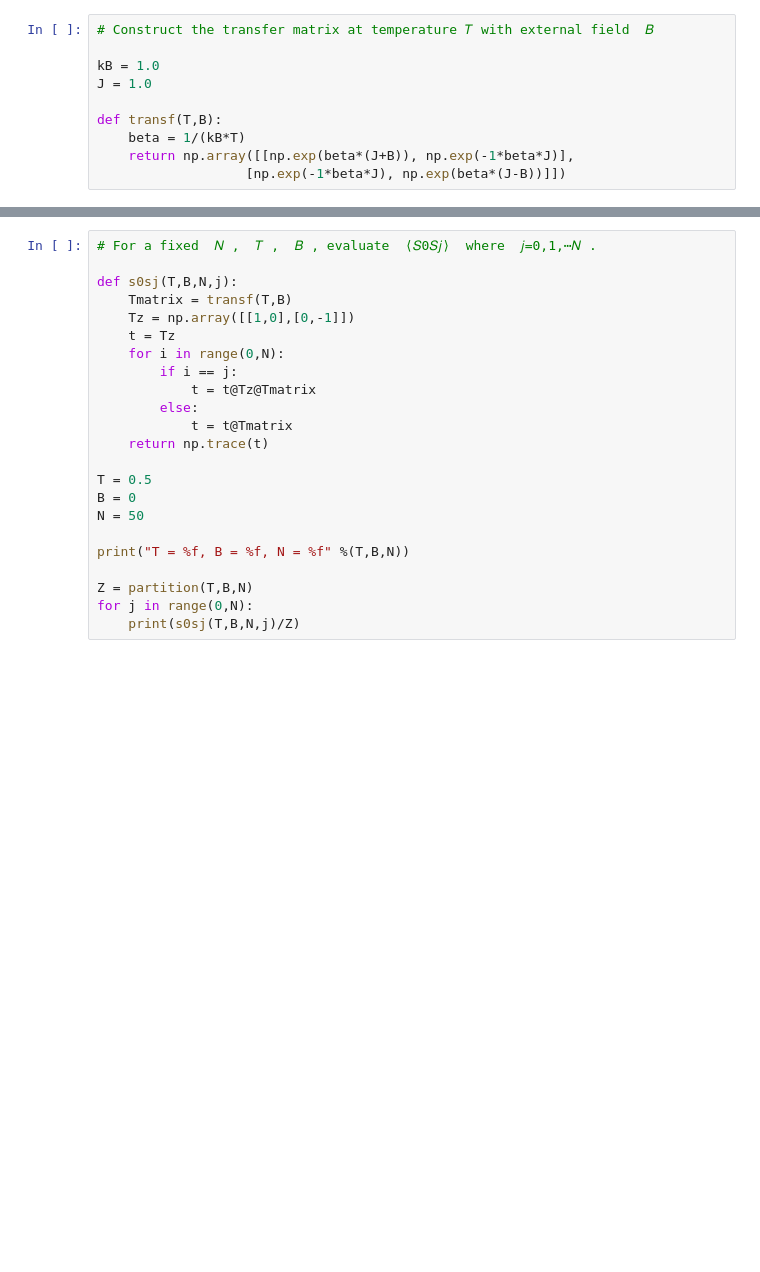
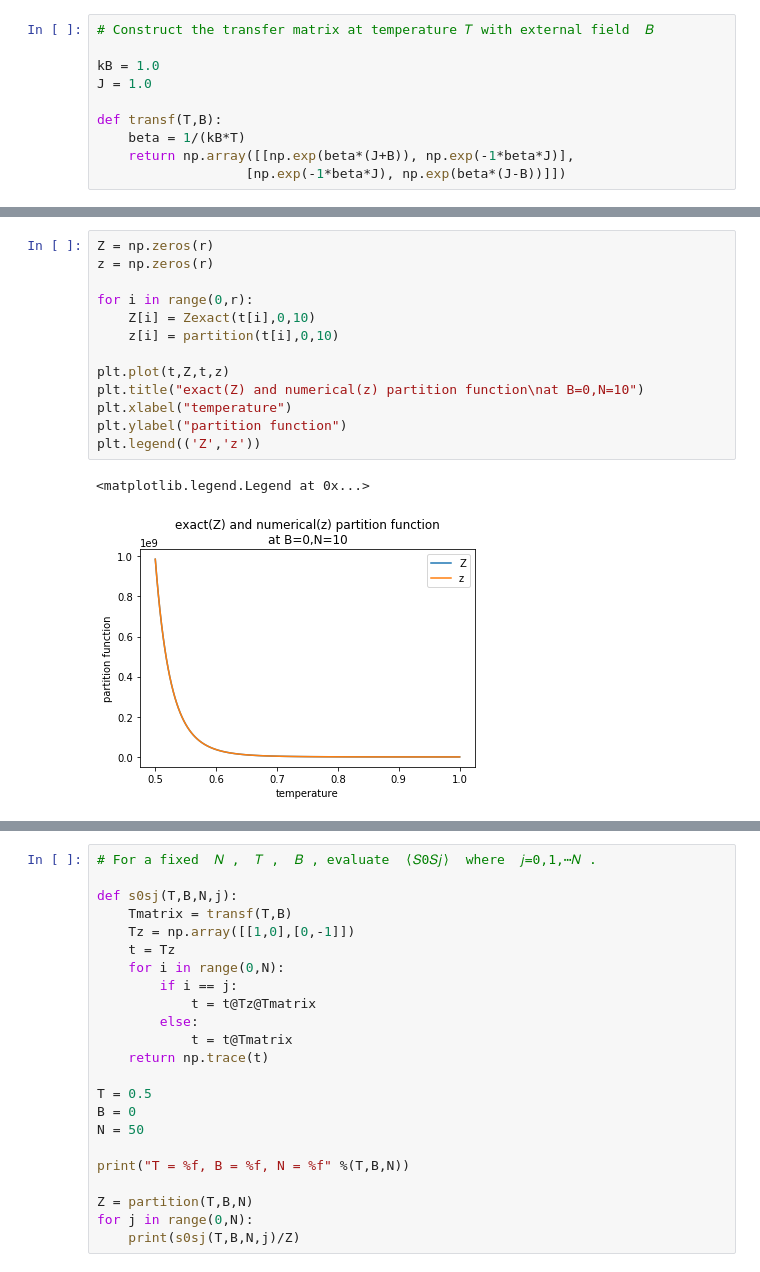
Before and after one commit to NTHU-Phys-Qubit/hw2-thebluegiraffe, a Jupyter notebook: Problem-1.ipynb, the cells around one changed output, grey strips where cells are left out. Saved outputs shown, nothing was run; the diff lists cells and outputs as text; blank space fills up the shorter version.

```diff
--- a/Problem-1.ipynb
+++ b/Problem-1.ipynb
@@ -106,0 +103,16 @@ T = 0.100000, B = 1.000000, N = 10.000000
+# %%
+Z = np.zeros(r)
+z = np.zeros(r)
+
+for i in range(0,r):
+    Z[i] = Zexact(t[i],0,10)
+    z[i] = partition(t[i],0,10)
+
+plt.plot(t,Z,t,z)
+plt.title("exact(Z) and numerical(z) partition function\nat B=0,N=10")
+plt.xlabel("temperature")
+plt.ylabel("partition function")
+plt.legend(('Z','z'))
+# %% [output]
+<matplotlib.legend.Legend at 0x...>
+[figure, added]
```
Also changed, not shown: parts of 8 cells of this notebook.
